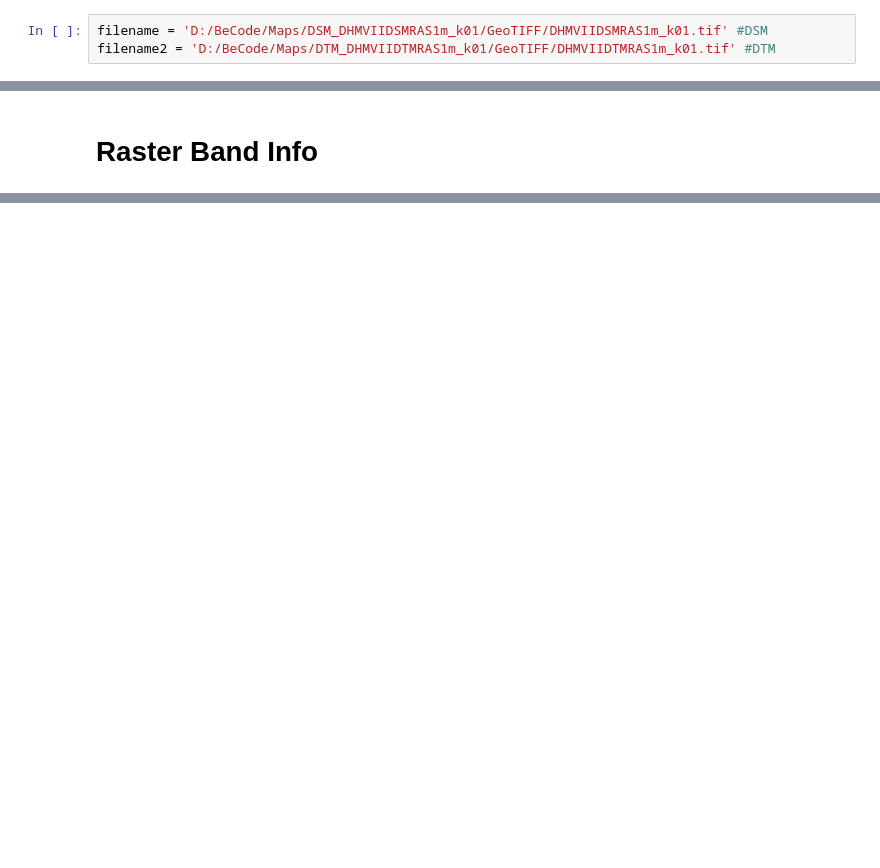
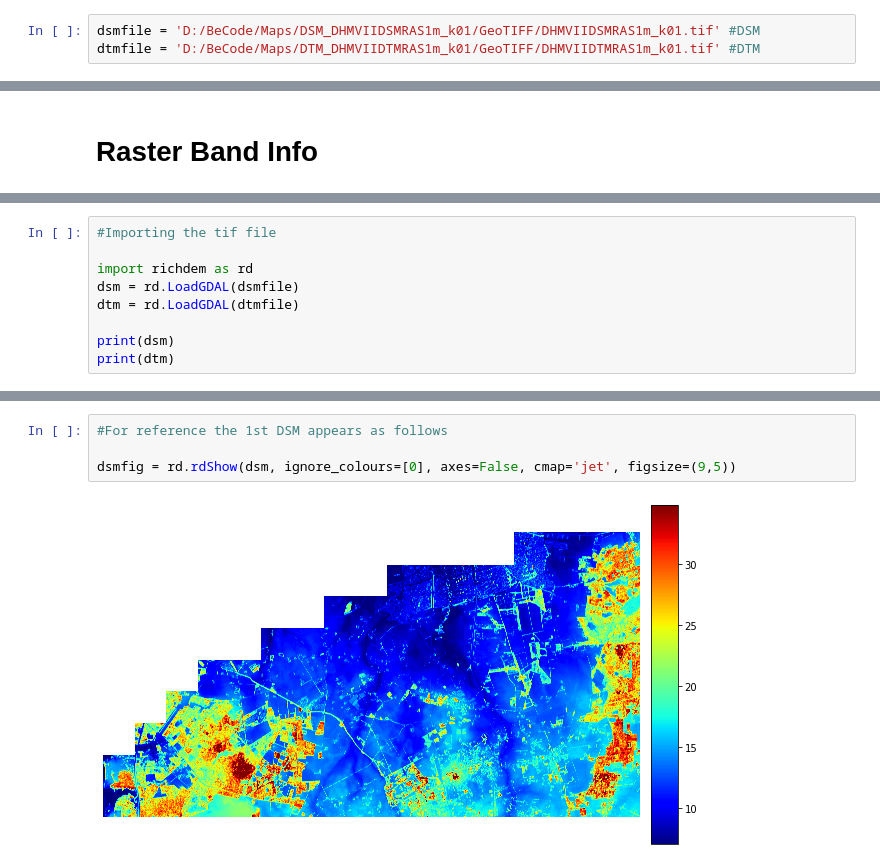
Before and after one commit to SantoshAhirrao/3D-House-Project, a Jupyter notebook: 3D house.ipynb, the cells around one changed output, grey strips where cells are left out. Cells and saved outputs as stored; diff of their text form; blank space fills up the shorter version.

```diff
--- a/3D house.ipynb
+++ b/3D house.ipynb
@@ -22,3 +19,3 @@ GDAL 2.3.3, released 2018/12/14
 # %%
-filename = 'D:/BeCode/Maps/DSM_DHMVIIDSMRAS1m_k01/GeoTIFF/DHMVIIDSMRAS1m_k01.tif' #DSM
-filename2 = 'D:/BeCode/Maps/DTM_DHMVIIDTMRAS1m_k01/GeoTIFF/DHMVIIDTMRAS1m_k01.tif' #DTM
+dsmfile = 'D:/BeCode/Maps/DSM_DHMVIIDSMRAS1m_k01/GeoTIFF/DHMVIIDSMRAS1m_k01.tif' #DSM
+dtmfile = 'D:/BeCode/Maps/DTM_DHMVIIDTMRAS1m_k01/GeoTIFF/DHMVIIDTMRAS1m_k01.tif' #DTM
@@ -194,0 +143,9 @@ GeocoderQueryError: Your request was denied.
+# %%
+#Importing the tif file
+
+import richdem as rd
+dsm = rd.LoadGDAL(dsmfile)
+dtm = rd.LoadGDAL(dtmfile)
+
+print(dsm)
+print(dtm)
@@ -194,0 +167,6 @@ GeocoderQueryError: Your request was denied.
+# %%
+#For reference the 1st DSM appears as follows
+
+dsmfig = rd.rdShow(dsm, ignore_colours=[0], axes=False, cmap='jet', figsize=(9,5))
+# %% [output]
+[figure, added]
```
Also changed, not shown: parts of 89 cells of this notebook.
